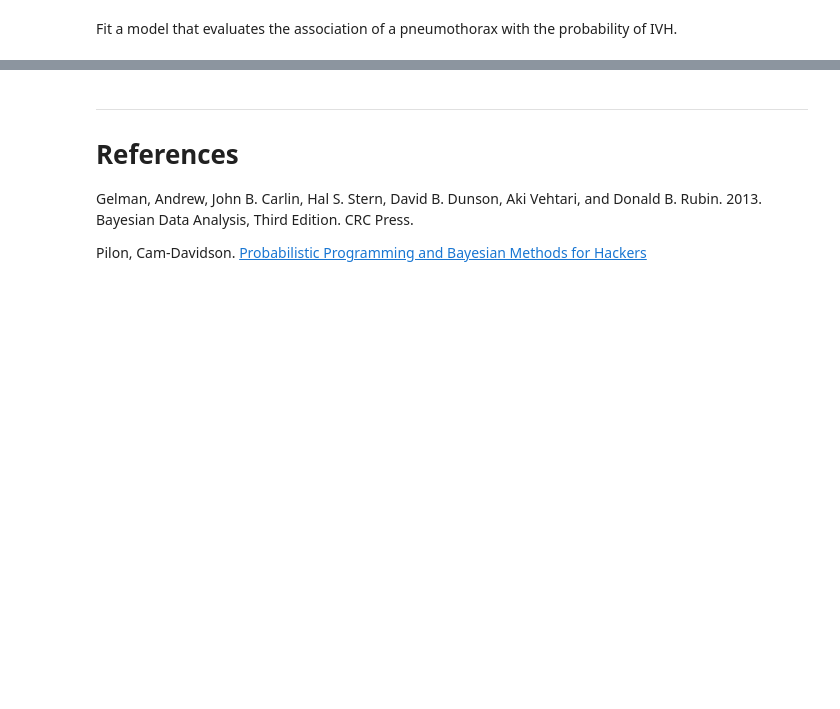
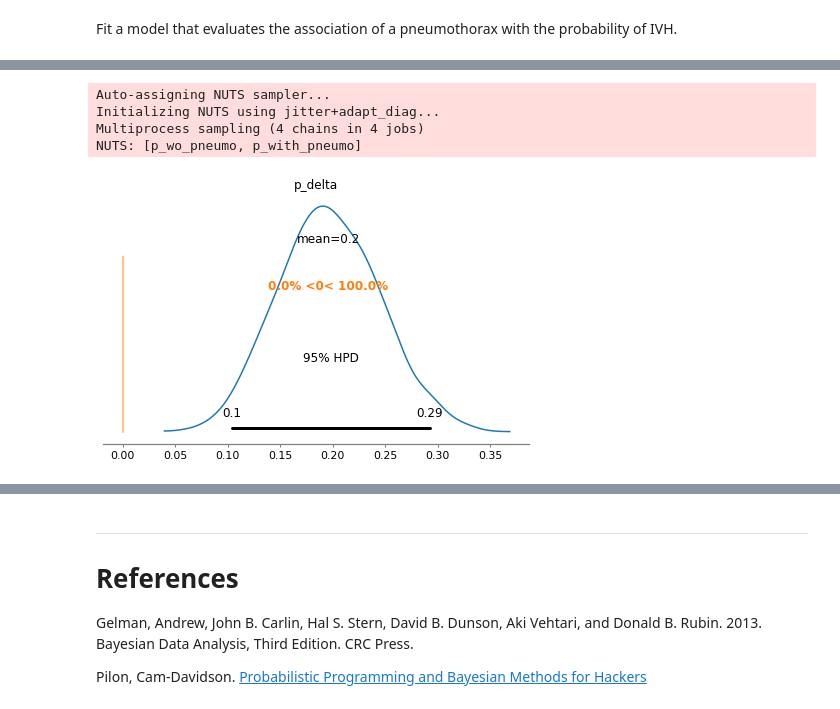
Before and after one commit to Robert-Muil/QB_Bayes_Course, a Jupyter notebook: notebooks/Section1_1-Basic_Bayes.ipynb, the cells around one changed output, grey strips where cells are left out. Saved outputs shown, nothing was run; the diff lists cells and outputs as text; code cells hidden in the pictures; blank space fills up the shorter version.

```diff
--- a/notebooks/Section1_1-Basic_Bayes.ipynb
+++ b/notebooks/Section1_1-Basic_Bayes.ipynb
@@ -554,0 +672,14 @@ Fit a model that evaluates the association of a pneumothorax with the probabilit
+# %%
+from pymc3 import sample
+from arviz import plot_posterior
+
+with ivh_pneumo_model:
+    samples = sample(1000, tune=1000)
+
+plot_posterior(samples, var_names=['p_delta'], ref_val=0, credible_interval=0.95, kind='kde');
+# %% [output]
+Auto-assigning NUTS sampler...
+Initializing NUTS using jitter+adapt_diag...
+Multiprocess sampling (4 chains in 4 jobs)
+NUTS: [p_wo_pneumo, p_with_pneumo]
+[figure, added]
```
Also changed, not shown: parts of 40 cells of this notebook.
